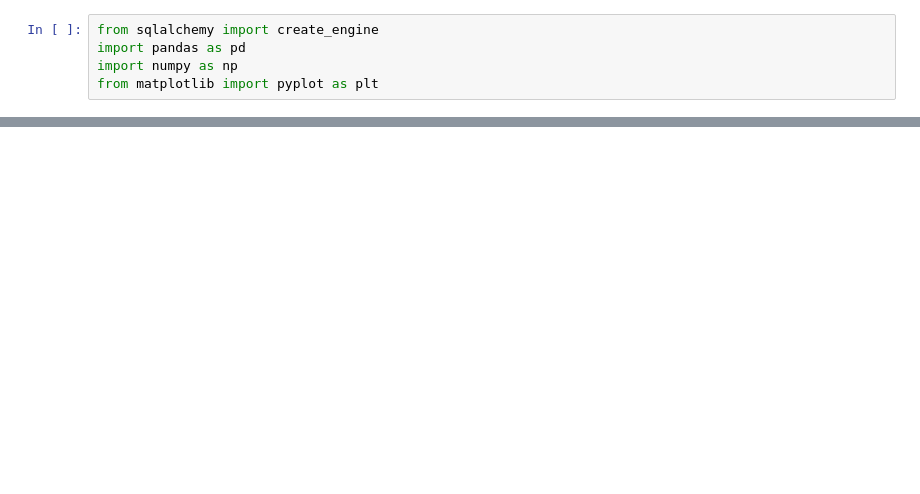
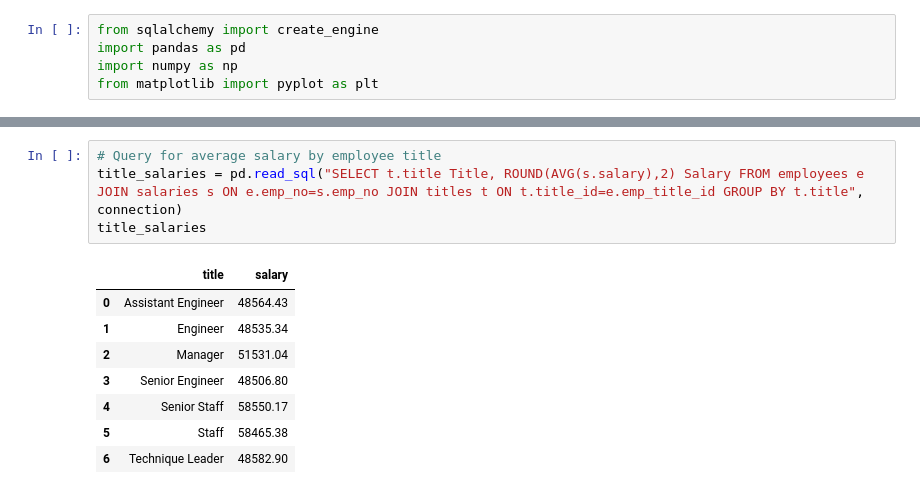
Before and after one commit to mdunlap15/SQL-Challenge, a Jupyter notebook: EmployeeSQL/SQL_Challenge_Bonus.ipynb, the cells around one changed output, grey strips where cells are left out. Saved outputs shown, nothing was run; the diff lists cells and outputs as text; blank space fills up the shorter version.

```diff
--- a/EmployeeSQL/SQL_Challenge_Bonus.ipynb
+++ b/EmployeeSQL/SQL_Challenge_Bonus.ipynb
@@ -27,0 +40,13 @@ plt.show()
+# %%
+# Query for average salary by employee title
+title_salaries = pd.read_sql("SELECT t.title Title, ROUND(AVG(s.salary),2) Salary FROM employees e JOIN salaries s ON e.emp_no=s.emp_no JOIN titles t ON t.title_id=e.emp_title_id GROUP BY t.title", connection)
+title_salaries
+# %% [output]
+|  | title | salary |
+| 0 | Assistant Engineer | 48564.43 |
+| 1 | Engineer | 48535.34 |
+| 2 | Manager | 51531.04 |
+| 3 | Senior Engineer | 48506.80 |
+| 4 | Senior Staff | 58550.17 |
+| 5 | Staff | 58465.38 |
+| 6 | Technique Leader | 48582.90 |
```
Also changed, not shown: parts of 9 cells of this notebook.
